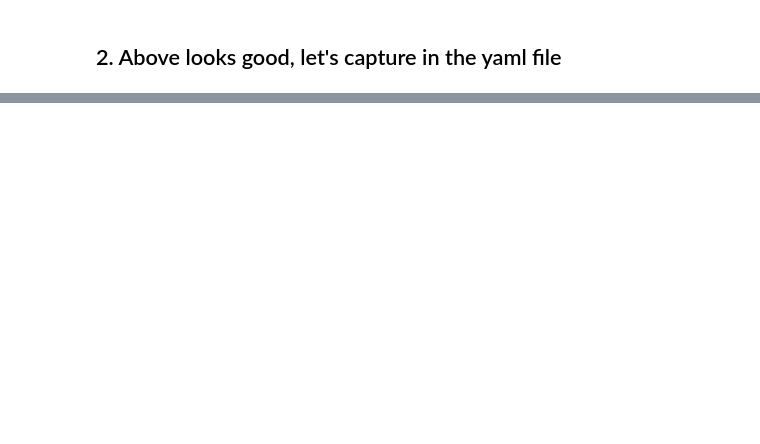
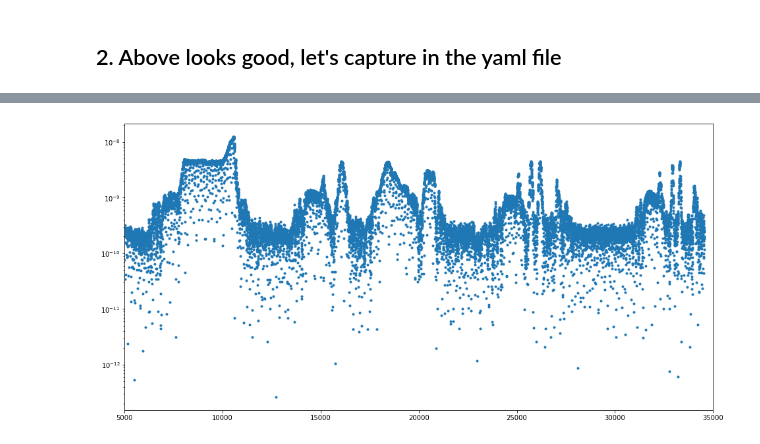
Before and after one commit to WrightLaboratory/DigitalNoiseSource, a Jupyter notebook: notebooks/LBN_DNS_droneflights.ipynb, the cells around one changed output, grey strips where cells are left out. Cells and saved outputs as stored; diff of their text form; code cells hidden in the pictures; blank space fills up the shorter version.

```diff
--- a/notebooks/LBN_DNS_droneflights.ipynb
+++ b/notebooks/LBN_DNS_droneflights.ipynb
@@ -335,17 +443,19 @@ plt.show()
 # %%
 ## Let's find the time bounds for a central transit, and examine those bounds when we solve for the source pulses:
 
-tclb = 18000
-tcub = 32500
+tclb = 5000
+tcub = 35000
 find=318
 fig=figure(figsize=(16,8))
-plt.semilogy(concattest0825.t_index[:],abs(concattest0825.V_cross[:,find,1]),'.')
+plt.semilogy(concatdata.t_index[:],abs(concatdata.V_cross[:,find,1]),'.')
 plt.xlim(tclb,tcub)
 plt.show()
 
 ## So we've identified time bounds where we can see the pulsing source transit!
     ## Infact, I think we are seeing a sidelobe on channel 1!
     ## Let's see if we can extract the on/off indices...
+# %% [output]
+[figure, added]
 # %%
 print(tclb,tcub)
 # %%
```
Also changed, not shown: parts of 14 cells of this notebook, 1 other file.
